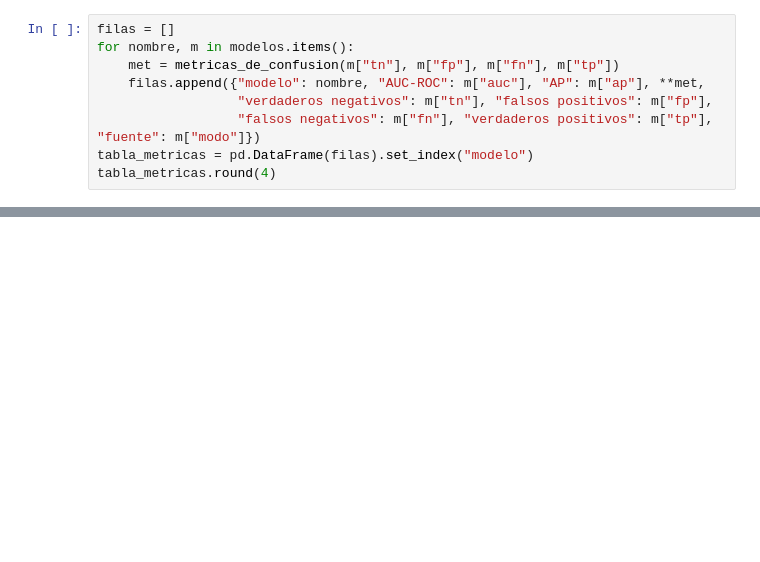
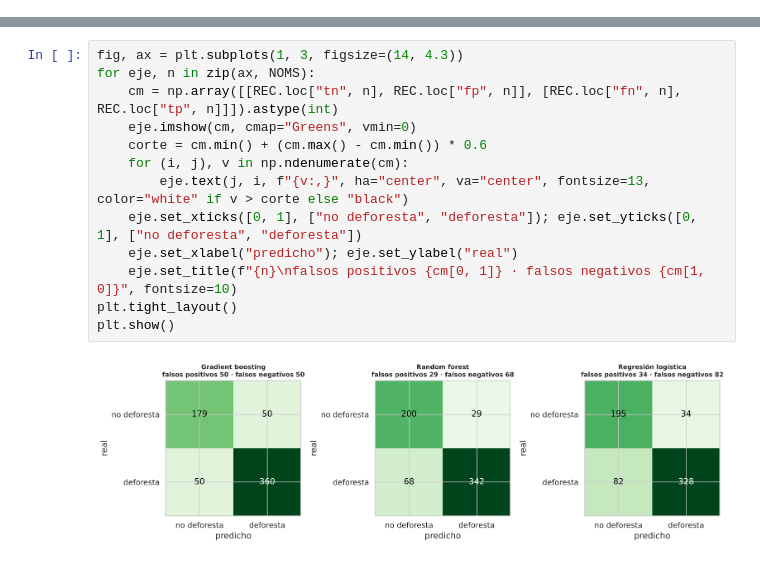
Before and after one commit to Bo-T19/trabajo_de_grado_ofr, a Jupyter notebook: modelos y clusters/comparacion_modelos.ipynb, the cells around one changed output, grey strips where cells are left out. Drawn from its saved outputs; the diff is of its cells as text; blank space fills up the shorter version.

```diff
--- a/modelos y clusters/comparacion_modelos.ipynb
+++ b/modelos y clusters/comparacion_modelos.ipynb
@@ -440,9 +0,0 @@ se calcula con el umbral de decisión 0,5 que usan los tres modelos.
-# %%
-filas = []
-for nombre, m in modelos.items():
-    met = metricas_de_confusion(m["tn"], m["fp"], m["fn"], m["tp"])
-    filas.append({"modelo": nombre, "AUC-ROC": m["auc"], "AP": m["ap"], **met,
-                  "verdaderos negativos": m["tn"], "falsos positivos": m["fp"],
-                  "falsos negativos": m["fn"], "verdaderos positivos": m["tp"], "fuente": m["modo"]})
-tabla_metricas = pd.DataFrame(filas).set_index("modelo")
-tabla_metricas.round(4)
@@ -745,0 +365,15 @@ Guardado en modelos y clusters\resultados\comparacion_modelos_metricas.csv
+# %%
+fig, ax = plt.subplots(1, 3, figsize=(14, 4.3))
+for eje, n in zip(ax, NOMS):
+    cm = np.array([[REC.loc["tn", n], REC.loc["fp", n]], [REC.loc["fn", n], REC.loc["tp", n]]]).astype(int)
+    eje.imshow(cm, cmap="Greens", vmin=0)
+    corte = cm.min() + (cm.max() - cm.min()) * 0.6
+    for (i, j), v in np.ndenumerate(cm):
+        eje.text(j, i, f"{v:,}", ha="center", va="center", fontsize=13, color="white" if v > corte else "black")
+    eje.set_xticks([0, 1], ["no deforesta", "deforesta"]); eje.set_yticks([0, 1], ["no deforesta", "deforesta"])
+    eje.set_xlabel("predicho"); eje.set_ylabel("real")
+    eje.set_title(f"{n}\nfalsos positivos {cm[0, 1]} · falsos negativos {cm[1, 0]}", fontsize=10)
+plt.tight_layout()
+plt.show()
+# %% [output]
+[figure, added]
```
Also changed, not shown: parts of 67 cells of this notebook, 48 other files.
